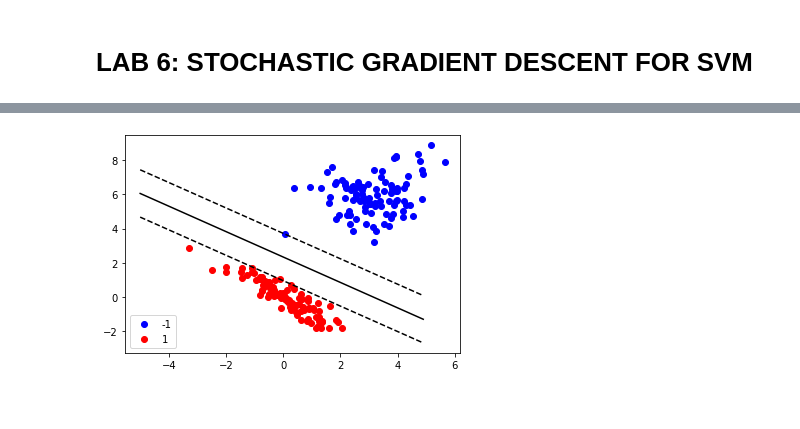
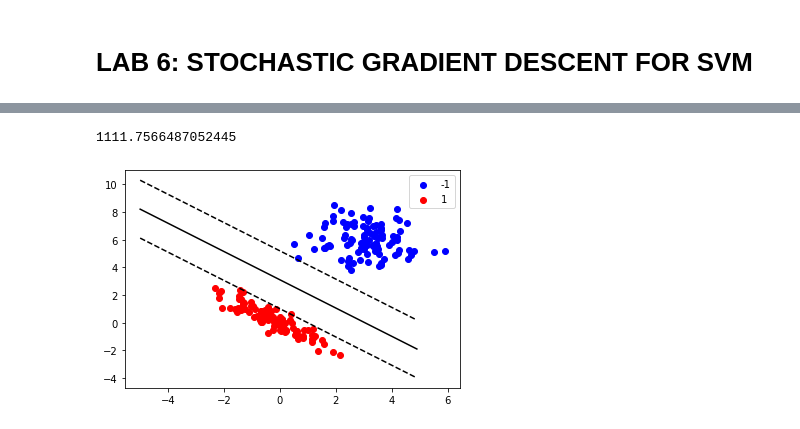
Before and after one commit to Vol0kin/OPT, a Jupyter notebook: Labs/Lab6/Lab_6.ipynb, the cells around one changed output, grey strips where cells are left out. Cells and saved outputs as stored; diff of their text form; code cells hidden in the pictures.

Commit message:
Add function evaluation at each epoch and add basic experimentation

```diff
--- a/Labs/Lab6/Lab_6.ipynb
+++ b/Labs/Lab6/Lab_6.ipynb
@@ -4,6 +4,10 @@
 import numpy as np
 import matplotlib.pyplot as plt
 # %%
+def f(X, y, lamb, w, b):
+    return 0.5 * lamb * np.dot(w, w) + np.sum(np.maximum(0, 1 - y * (np.dot(X, w) + b)))
+
+
 def stochastic_gradient_descent(X, y, n_epochs=500, mu_0=100, mu_increment=0.1, lamb=1e-4, batch_size=10):
     n_samples = X.shape[0]
     mu = mu_0
@@ -11,6 +15,10 @@ def stochastic_gradient_descent(X, y, n_epochs=500, mu_0=100, mu_increment=0.1,
     # Declare parameters
     w = np.array([1., 1.])
     b = 0
+
+    log_f_values = [np.log(f(X, y, lamb, w, b))]
+    print(f(X, y, lamb, w, b))
+
 
     for j in range(n_epochs):
         shuffle_idx = np.random.permutation(np.arange(n_samples))
@@ -21,7 +29,7 @@ def stochastic_gradient_descent(X, y, n_epochs=500, mu_0=100, mu_increment=0.1,
 
             X_mini_batch, y_mini_batch = X_shuffled[i:i+batch_size], y_shuffled[i:i+batch_size]
 
-            mask = y_mini_batch * (np.dot(X_mini_batch, w) + b) < 1
+            mask = y_mini_batch * (np.dot(X_mini_batch, w) + b) <= 1
 
             # y needs to be transformed so that the element wise multiplication
             # with the elements of the batch can be performed
@@ -30,7 +38,10 @@ def stochastic_gradient_descent(X, y, n_epochs=500, mu_0=100, mu_increment=0.1,
 
             mu += mu_increment
 
-    return w, b
+        log_f_values.append(np.log(f(X, y, lamb, w, b)))
+
+
+    return w, b, np.array(log_f_values)
 # %%
 def generate_sample(m1, s1, m2, s2, n_samples):
     n_samples_class = n_samples // 2
@@ -84,5 +97,6 @@ plot_sample(X, y, w, b)
 # %%
-w, b = stochastic_gradient_descent(X, y, batch_size=1)
+w, b, log_f_values_20 = stochastic_gradient_descent(X, y, batch_size=20, n_epochs=2000)
 plot_sample(X, y, w, b)
 # %% [output]
+1111.7566487052445
-[figure, old version]
+[figure, new version]
```
Also changed, not shown: parts of 5 cells of this notebook.
